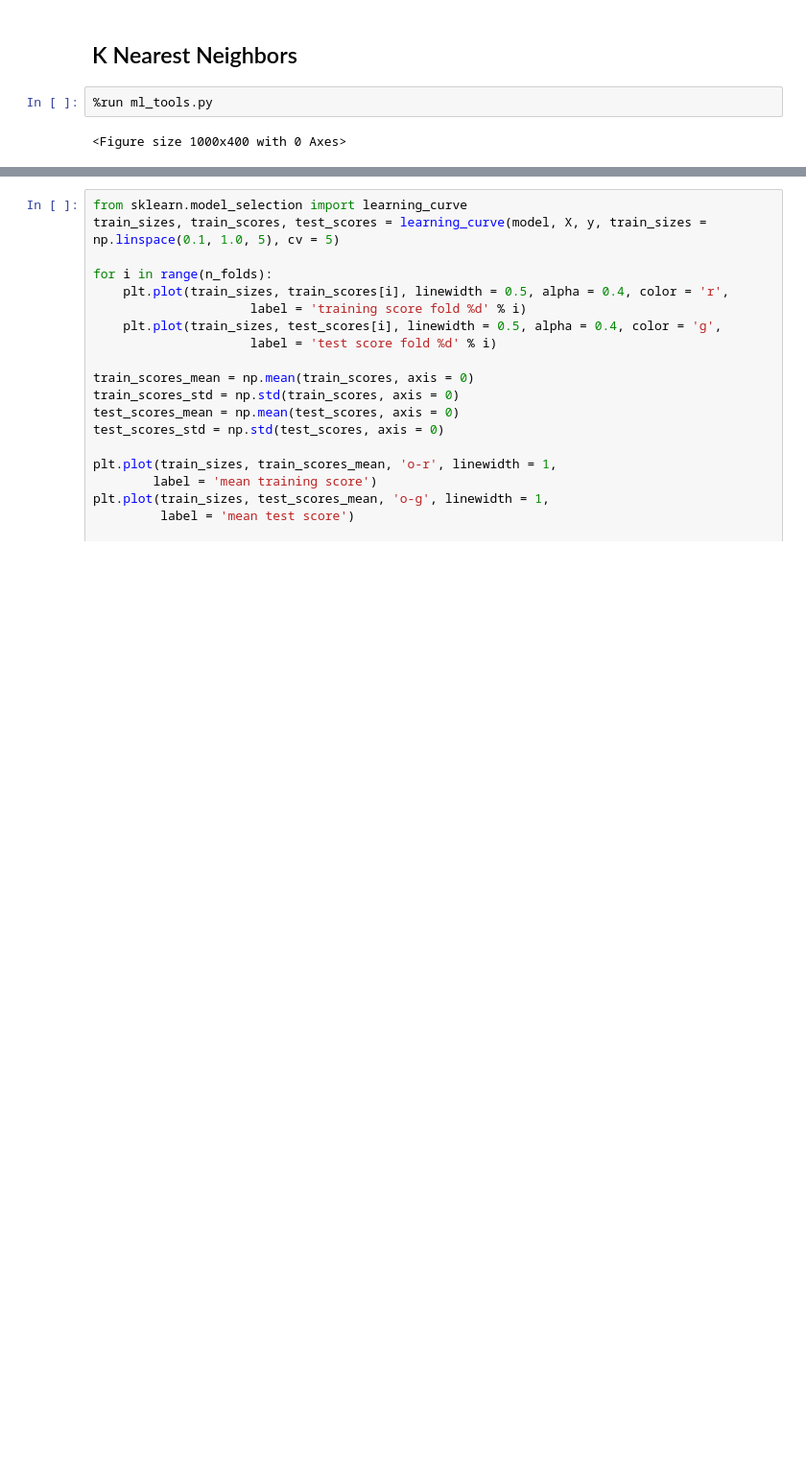
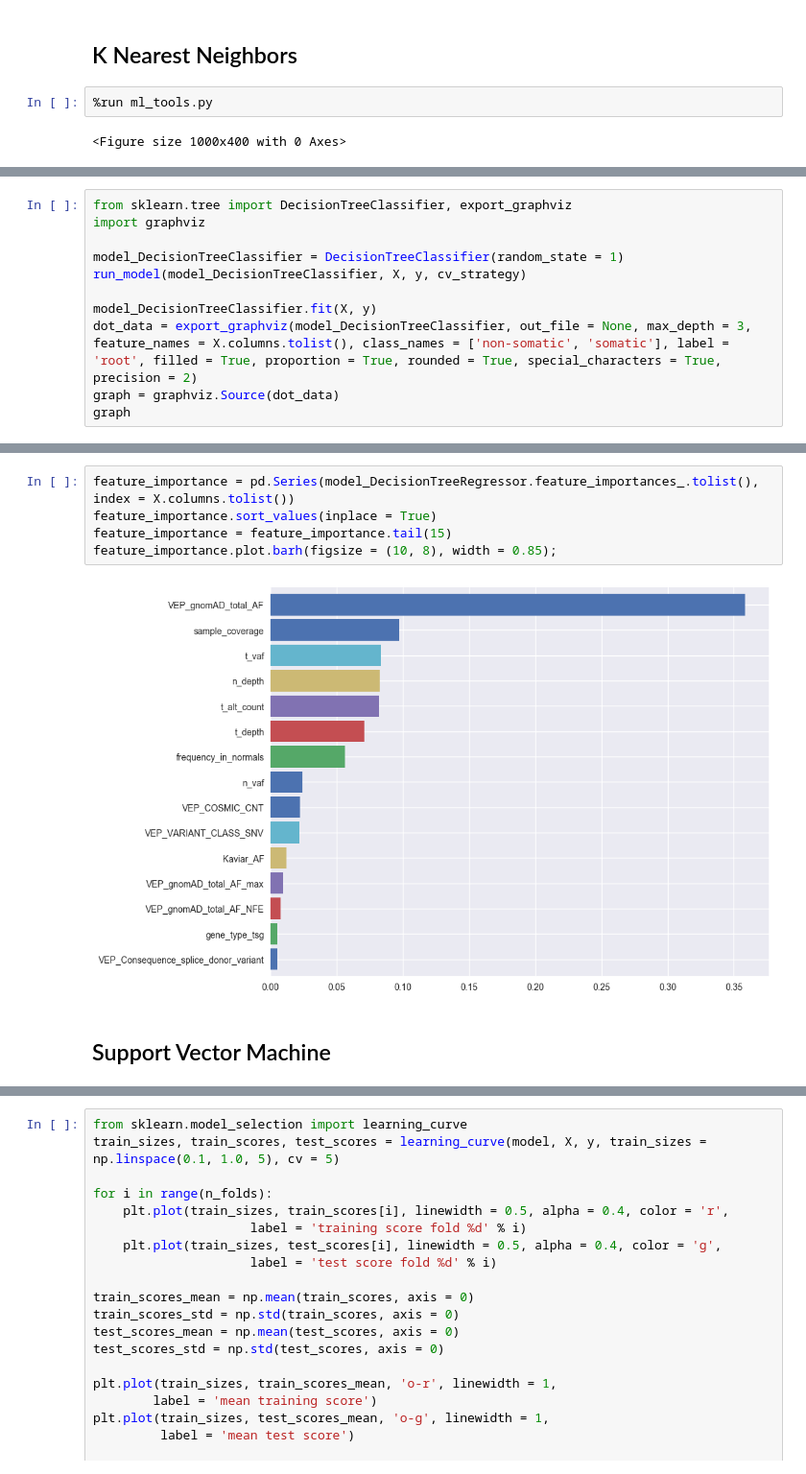
Before and after one commit to ElsaB/impact-annotator, a Jupyter notebook: analysis/prediction/somatic_vs_non_somatic_classification.ipynb, the cells around one changed output, grey strips where cells are left out. Shown: that part at 96% size. Cells and saved outputs as stored; diff of their text form; blank space fills up the shorter version.

```diff
--- a/analysis/prediction/somatic_vs_non_somatic_classification.ipynb
+++ b/analysis/prediction/somatic_vs_non_somatic_classification.ipynb
@@ -396,0 +342,11 @@ def run_grid_search(model, X, y, inner_cv_strategy, parameters_grid):
+# %%
+from sklearn.tree import DecisionTreeClassifier, export_graphviz
+import graphviz
+
+model_DecisionTreeClassifier = DecisionTreeClassifier(random_state = 1)
+run_model(model_DecisionTreeClassifier, X, y, cv_strategy)
+
+model_DecisionTreeClassifier.fit(X, y)
+dot_data = export_graphviz(model_DecisionTreeClassifier, out_file = None, max_depth = 3, feature_names = X.columns.tolist(), class_names = ['non-somatic', 'somatic'], label = 'root', filled = True, proportion = True, rounded = True, special_characters = True, precision = 2)
+graph = graphviz.Source(dot_data)
+graph
@@ -396,0 +357,9 @@ def run_grid_search(model, X, y, inner_cv_strategy, parameters_grid):
+# %%
+feature_importance = pd.Series(model_DecisionTreeRegressor.feature_importances_.tolist(), index = X.columns.tolist())
+feature_importance.sort_values(inplace = True)
+feature_importance = feature_importance.tail(15)
+feature_importance.plot.barh(figsize = (10, 8), width = 0.85);
+# %% [output]
+[figure, added]
+# %% [markdown]
+## Support Vector Machine
```
Also changed, not shown: parts of 35 cells of this notebook, 3 other files.
